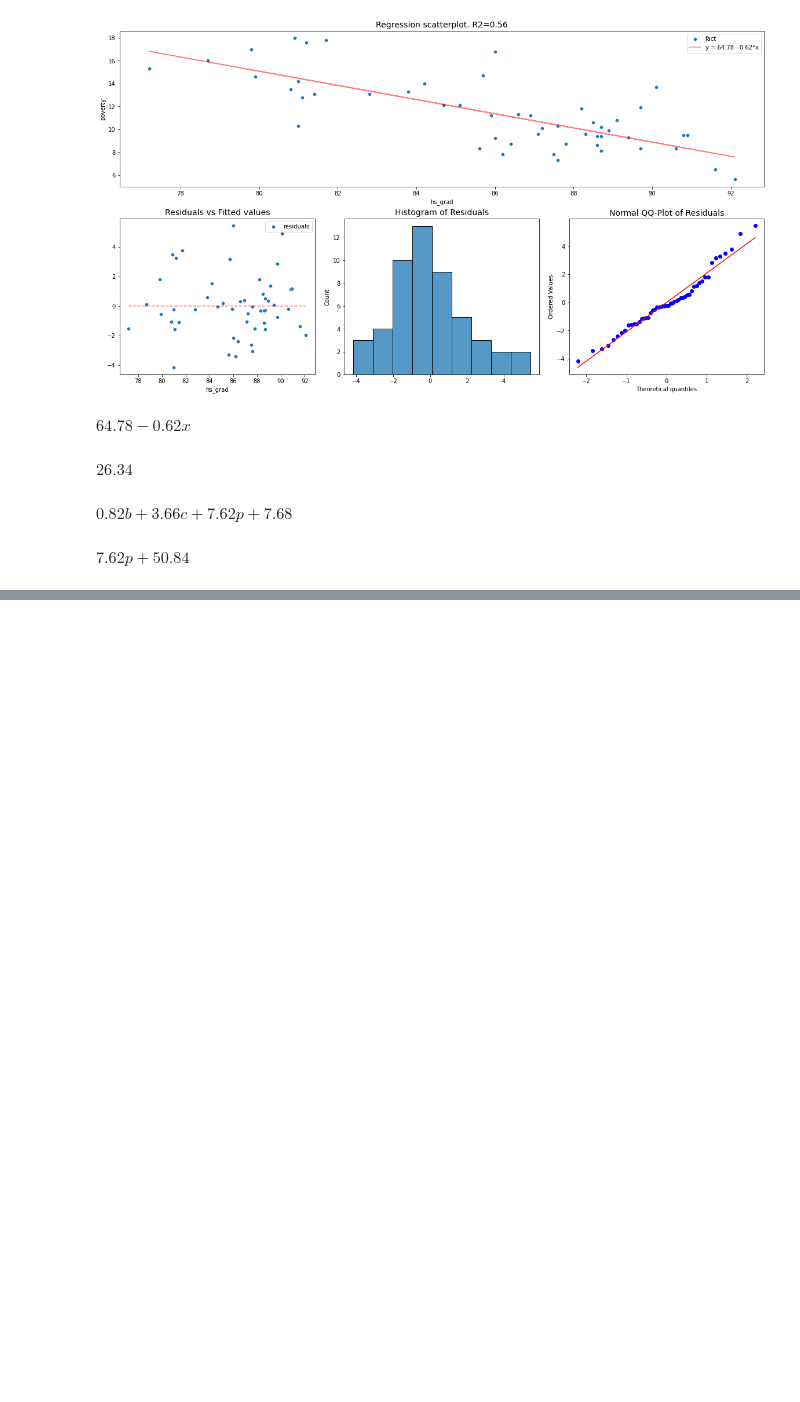
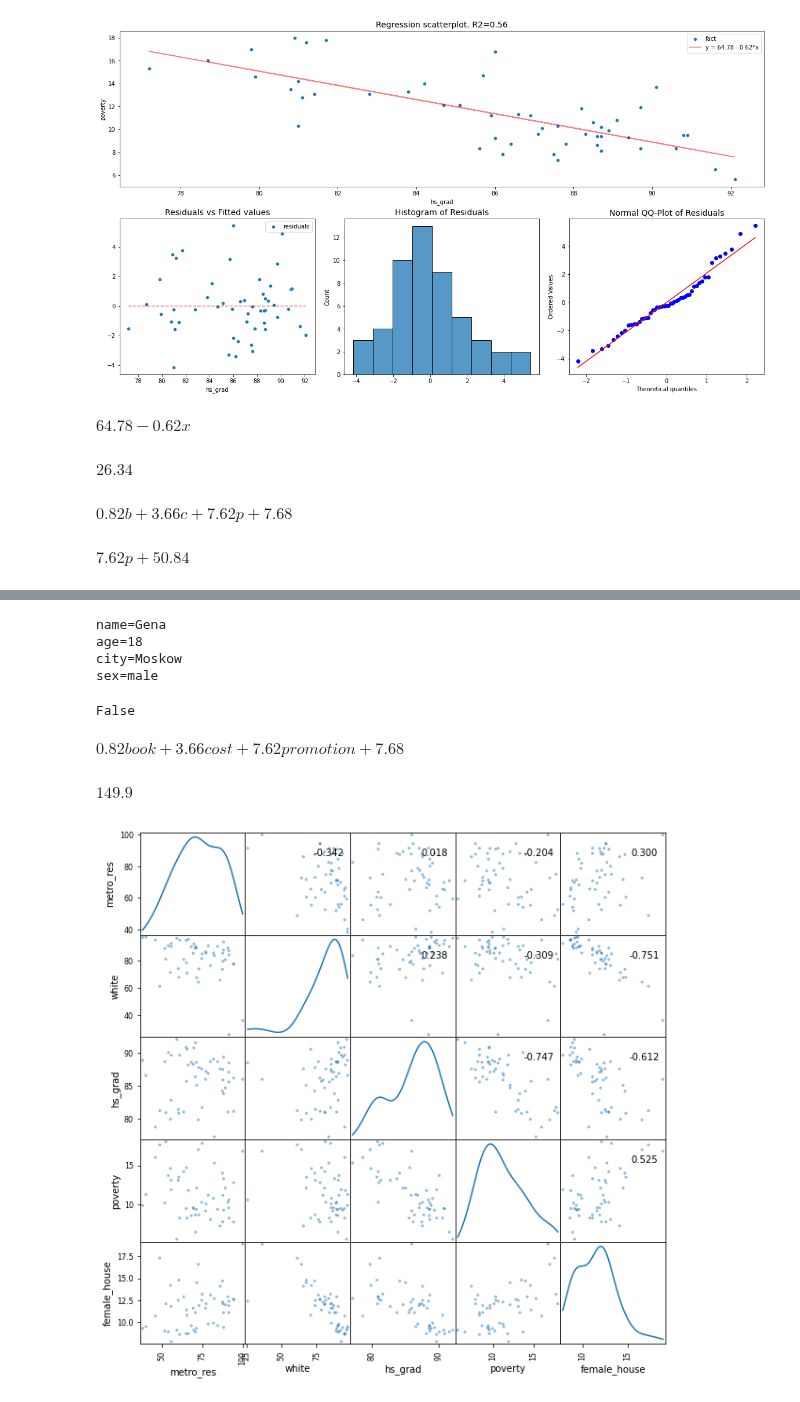
Before and after one commit to Stynic/train_ml_math, a Jupyter notebook: statistic/module_3/lessons_by_week3_by_stepic.ipynb, the cells around one changed output, grey strips where cells are left out. Cells and saved outputs as stored; diff of their text form; code cells hidden in the pictures; blank space fills up the shorter version.

```diff
--- a/statistic/module_3/lessons_by_week3_by_stepic.ipynb
+++ b/statistic/module_3/lessons_by_week3_by_stepic.ipynb
@@ -266,0 +292,25 @@ $\displaystyle 7.62 p + 50.84$
+# %%
+# create object with type dict(dictionary)
+people = {'name': 'Vacy',
+          'age': 18,
+          'city': 'Moskow'}
+
+#get element
+people['name'] #out - Vacy
+
+# insert element
+people['name'] = 'Gena'
+people['name'] #out - Gena
+
+
+# add new element
+people.update({'sex': 'male'})
+
+# iteration by dict
+for key, value in people.items():
+    print(f'{key}={value}')
+# %% [output]
+name=Gena
+age=18
+city=Moskow
+sex=male
@@ -266,0 +321,33 @@ $\displaystyle 7.62 p + 50.84$
+# %%
+is_list_elements_are_qunique([1, 2, 2])
+# %% [output]
+False
+# %%
+from sympy import *
+
+cost = Symbol('cost')
+promotion = Symbol('promotion')
+book = Symbol('book')
+y = 3.66*cost + 7.62*promotion + 0.82*book + 7.68
+y
+# %% [output]
+$\displaystyle 0.82 book + 3.66 cost + 7.62 promotion + 7.68$
+# %%
+y.subs({book: 8, cost: 10, promotion: 13})
+# %% [output]
+$\displaystyle 149.9$
+# %%
+import pandas as pd
+import matplotlib.pyplot as plt
+import numpy as np
+
+data = pd.read_csv(
+    'http://d396qusza40orc.cloudfront.net/statistics/lec_resources/states.csv')
+
+axes = pd.plotting.scatter_matrix(data, figsize=(10,10), diagonal='kde', grid=True)
+corr = data.corr().values
+for i, j in zip(*plt.np.triu_indices_from(axes, k=1)):
+    axes[i, j].annotate("%.3f" %corr[i,j], (0.8, 0.8), xycoords='axes fraction', ha='center', va='center')
+plt.show()
+# %% [output]
+[figure, added]
```
Also changed, not shown: parts of 3 cells of this notebook.
